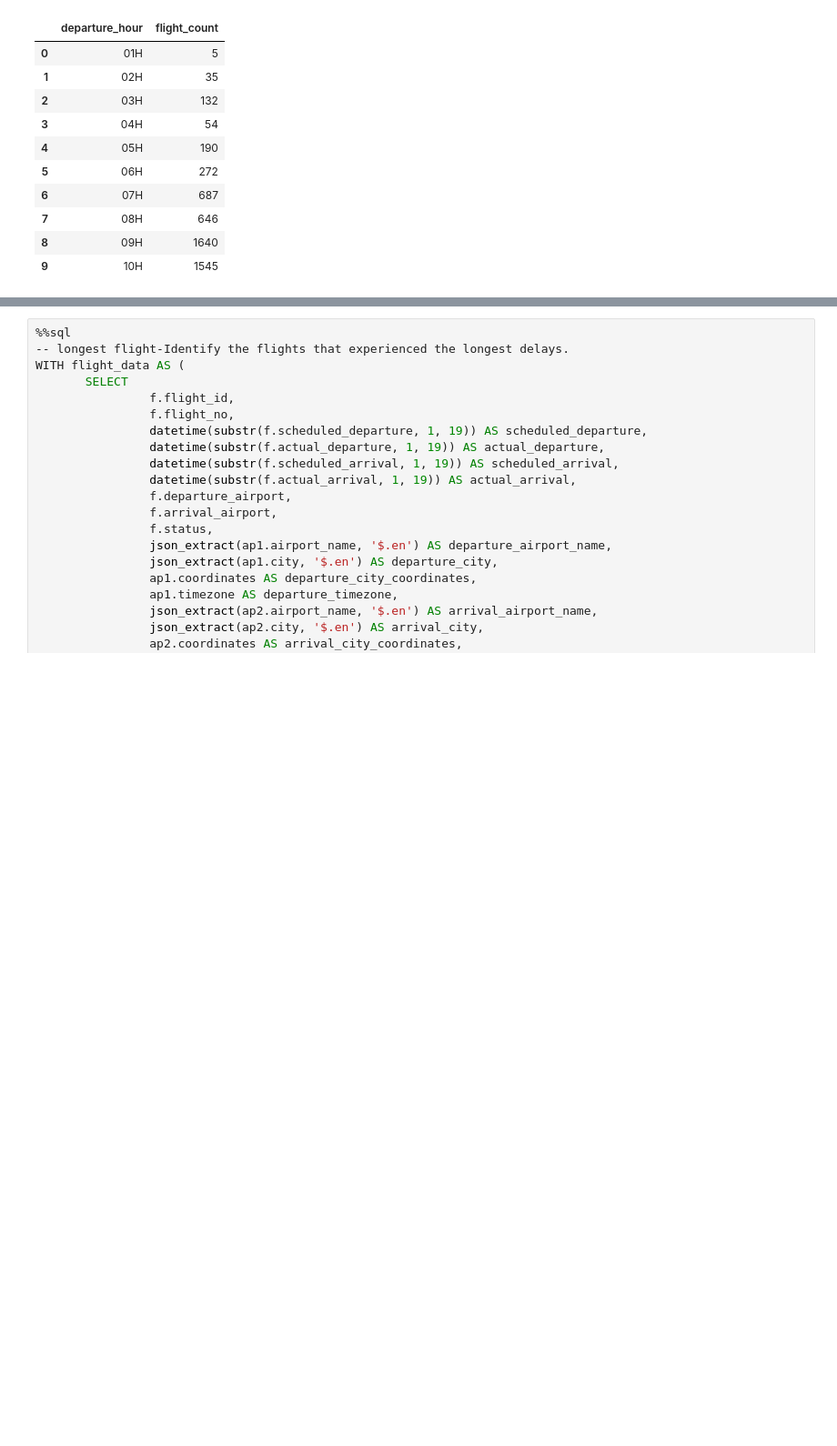
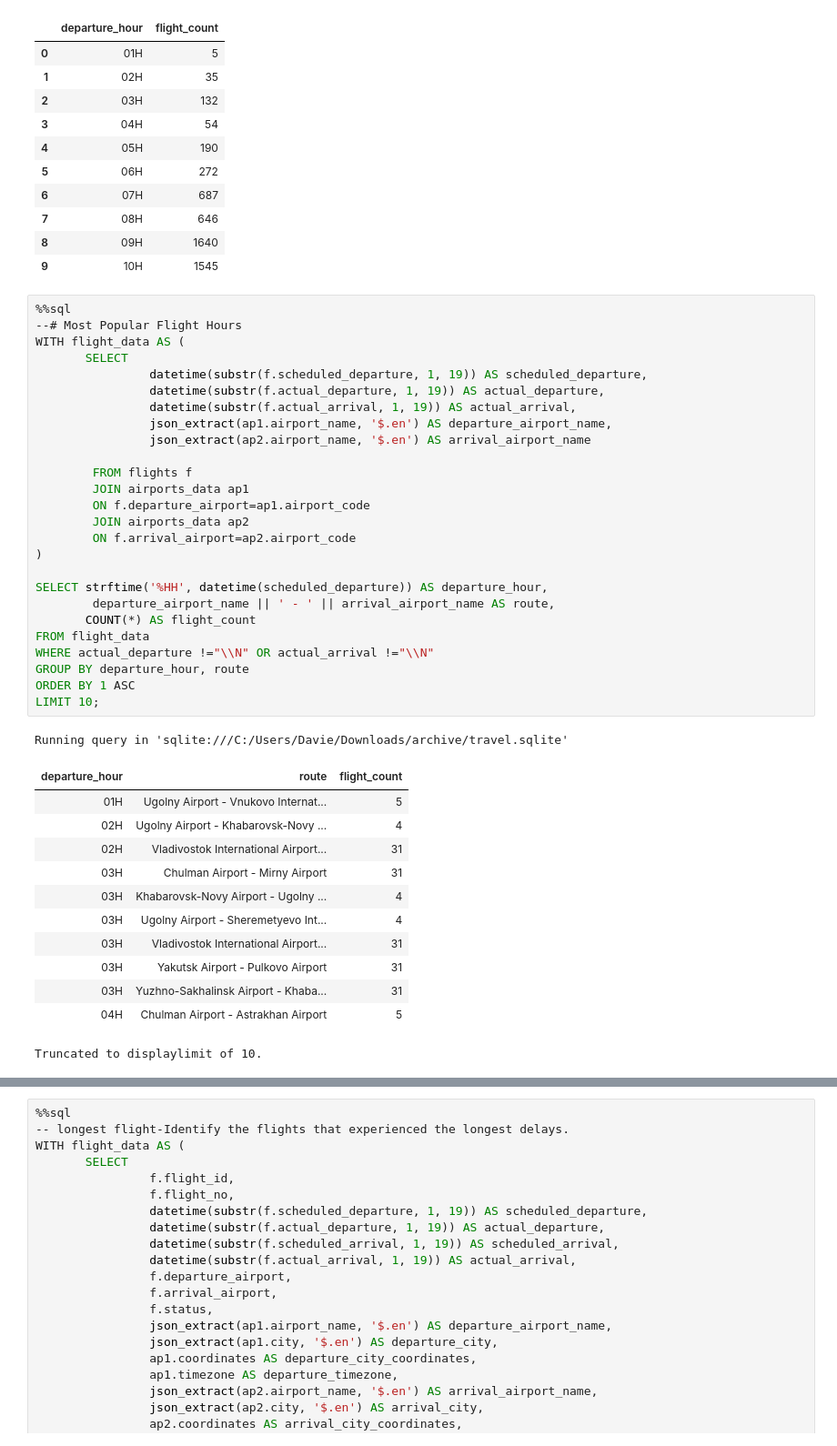
Before and after one commit to Daviedavie100/SQL_Projects, a Jupyter notebook: data.ipynb, the cells around one changed output, grey strips where cells are left out. Shown at 91% size. Saved outputs shown, nothing was run; the diff lists cells and outputs as text; blank space fills up the shorter version.

```diff
--- a/data.ipynb
+++ b/data.ipynb
@@ -586,3 +586,43 @@ df_hour
 | 7 | 08H | 646 |
 | 8 | 09H | 1640 |
 | 9 | 10H | 1545 |
+# %%
+%%sql
+--# Most Popular Flight Hours
+WITH flight_data AS (
+       SELECT
+                datetime(substr(f.scheduled_departure, 1, 19)) AS scheduled_departure,
+                datetime(substr(f.actual_departure, 1, 19)) AS actual_departure,
+                datetime(substr(f.actual_arrival, 1, 19)) AS actual_arrival,
+                json_extract(ap1.airport_name, '$.en') AS departure_airport_name,
+                json_extract(ap2.airport_name, '$.en') AS arrival_airport_name
+
+        FROM flights f
+        JOIN airports_data ap1
+        ON f.departure_airport=ap1.airport_code
+        JOIN airports_data ap2
+        ON f.arrival_airport=ap2.airport_code
+)
+
+SELECT strftime('%HH', datetime(scheduled_departure)) AS departure_hour,
+        departure_airport_name || ' - ' || arrival_airport_name AS route,
+       COUNT(*) AS flight_count
+FROM flight_data
+WHERE actual_departure !="\\N" OR actual_arrival !="\\N"
+GROUP BY departure_hour, route
+ORDER BY 1 ASC
+LIMIT 10;
+# %% [output]
+Running query in 'sqlite:///C:/Users/Davie/Downloads/archive/travel.sqlite'
+| departure_hour | route | flight_count |
+| 01H | Ugolny Airport - Vnukovo Internat... | 5 |
+| 02H | Ugolny Airport - Khabarovsk-Novy ... | 4 |
+| 02H | Vladivostok International Airport... | 31 |
+| 03H | Chulman Airport - Mirny Airport | 31 |
+| 03H | Khabarovsk-Novy Airport - Ugolny ... | 4 |
+| 03H | Ugolny Airport - Sheremetyevo Int... | 4 |
+| 03H | Vladivostok International Airport... | 31 |
+| 03H | Yakutsk Airport - Pulkovo Airport | 31 |
+| 03H | Yuzhno-Sakhalinsk Airport - Khaba... | 31 |
+| 04H | Chulman Airport - Astrakhan Airport | 5 |
+Truncated to displaylimit of 10.
```
Also changed, not shown: parts of 3 cells of this notebook.
